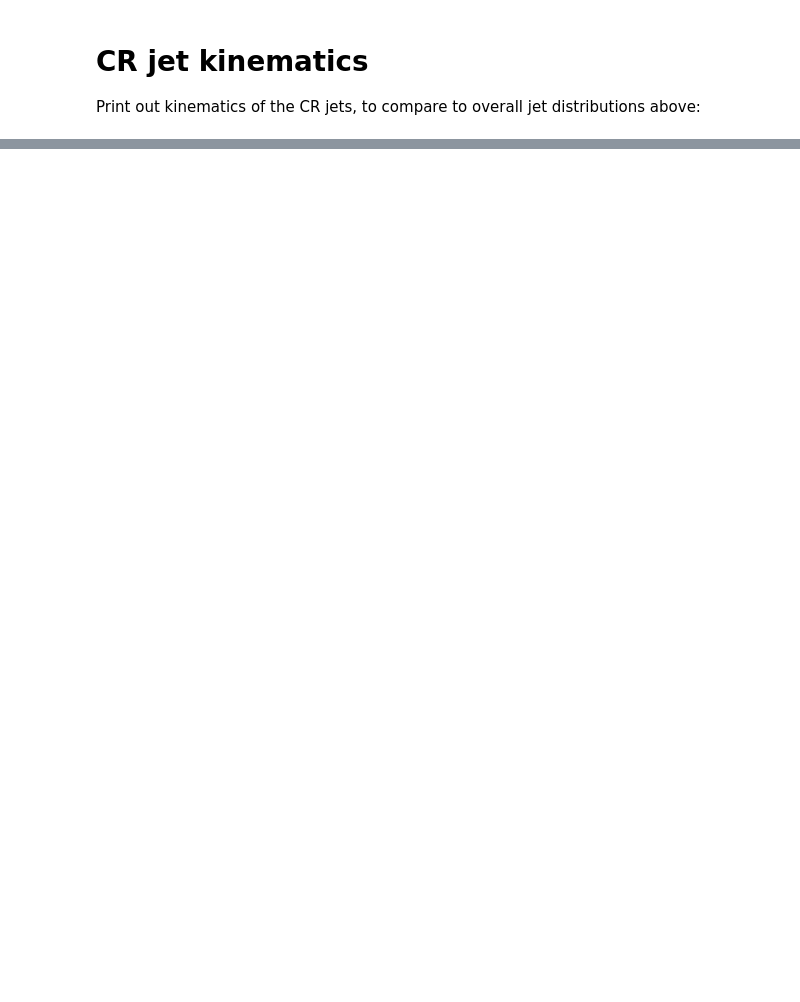
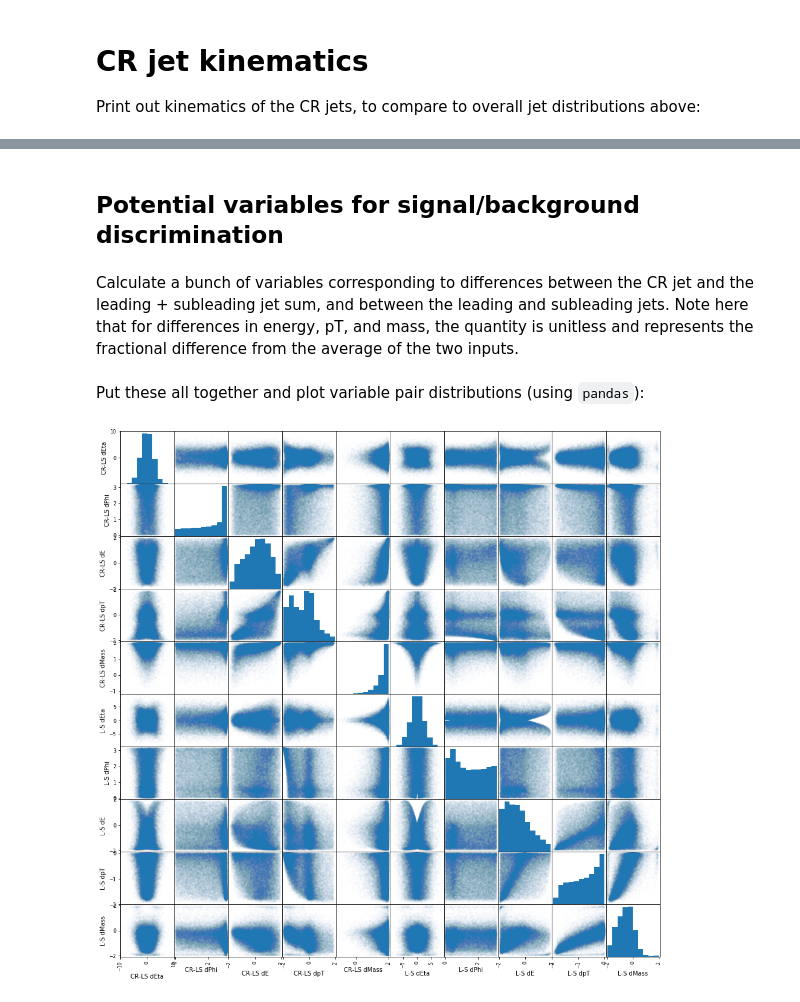
Before and after one commit to masonproffitt/BDTTrainingAnalysisLanguage, a Jupyter notebook: examples/p4_test.ipynb, the cells around one changed output, grey strips where cells are left out. Cells and saved outputs as stored; diff of their text form; code cells hidden in the pictures; blank space fills up the shorter version.

```diff
--- a/examples/p4_test.ipynb
+++ b/examples/p4_test.ipynb
@@ -503,0 +570,29 @@ plt.show()
+# %% [markdown]
+## Potential variables for signal/background discrimination
+# %% [markdown]
+Calculate a bunch of variables corresponding to differences between the CR jet and the leading + subleading jet sum, and between the leading and subleading jets. Note here that for differences in energy, pT, and mass, the quantity is unitless and represents the fractional difference from the average of the two inputs.
+# %%
+cr_lead_sublead_sum_dEta = deltaEta(selected_events_cr_jets, lead_sublead_sum)
+cr_lead_sublead_sum_dPhi = abs(deltaPhi(selected_events_cr_jets, lead_sublead_sum))
+cr_lead_sublead_sum_dE = (lead_sublead_sum.E() - selected_events_cr_jets.E()) / ((lead_sublead_sum.E() + selected_events_cr_jets.E()) / 2.0)
+cr_lead_sublead_sum_dpT = (lead_sublead_sum.pT() - selected_events_cr_jets.pT()) / ((lead_sublead_sum.pT() + selected_events_cr_jets.pT()) / 2.0)
+cr_lead_sublead_sum_dMass = (lead_sublead_sum.m() - selected_events_cr_jets.m()) / ((lead_sublead_sum.m() + selected_events_cr_jets.m()) / 2.0)
+# %%
+lead_sublead_dEta = deltaEta(selected_events_lead_sublead_jets[:,0], selected_events_lead_sublead_jets[:,1])
+lead_sublead_dPhi = abs(deltaPhi(selected_events_lead_sublead_jets[:,0], selected_events_lead_sublead_jets[:,1]))
+lead_sublead_dE = (selected_events_lead_sublead_jets[:,1].E() - selected_events_lead_sublead_jets[:,0].E()) / ((selected_events_lead_sublead_jets[:,1].E() + selected_events_lead_sublead_jets[:,0].E()) / 2.0)
+lead_sublead_dpT = (selected_events_lead_sublead_jets[:,1].pT() - selected_events_lead_sublead_jets[:,0].pT()) / ((selected_events_lead_sublead_jets[:,1].pT() + selected_events_lead_sublead_jets[:,0].pT()) / 2.0)
+lead_sublead_dMass = (selected_events_lead_sublead_jets[:,1].m() - selected_events_lead_sublead_jets[:,0].m()) / ((selected_events_lead_sublead_jets[:,1].m() + selected_events_lead_sublead_jets[:,0].m()) / 2.0)
+# %% [markdown]
+Put these all together and plot variable pair distributions (using `pandas`):
+# %%
+all_vars = {'CR-LS dEta': cr_lead_sublead_sum_dEta,
+            'CR-LS dPhi': cr_lead_sublead_sum_dPhi,
+            'CR-LS dE': cr_lead_sublead_sum_dE,
+            'CR-LS dpT': cr_lead_sublead_sum_dpT,
+            'CR-LS dMass': cr_lead_sublead_sum_dMass,
+            'L-S dEta': lead_sublead_dEta,
+            'L-S dPhi': lead_sublead_dPhi,
+            'L-S dE': lead_sublead_dE,
+            'L-S dpT': lead_sublead_dpT,
+            'L-S dMass': lead_sublead_dMass}
@@ -503,0 +601,6 @@ plt.show()
+# %%
+df = pd.DataFrame(all_vars)
+# %%
+pd.plotting.scatter_matrix(df, alpha=0.01, figsize=(16, 16));
+# %% [output]
+[figure, added]
```
Also changed, not shown: parts of 23 cells of this notebook.
